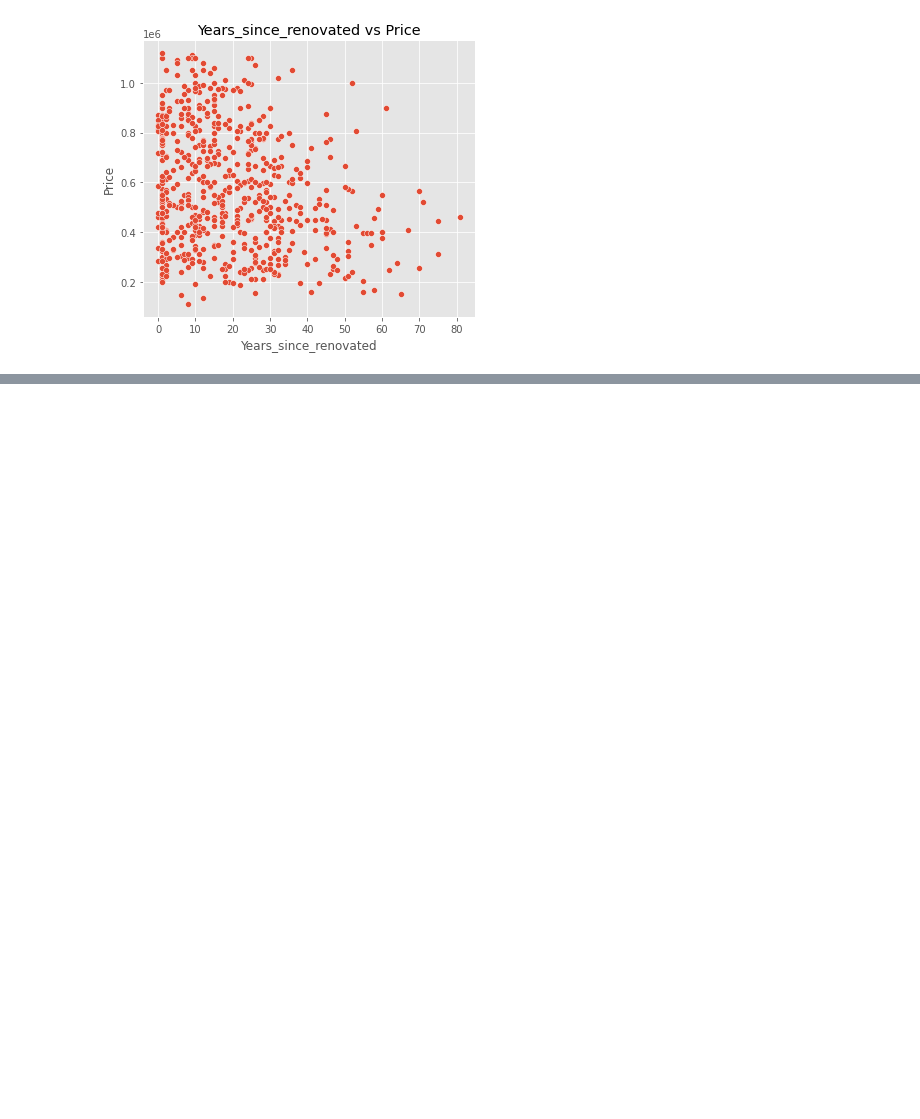
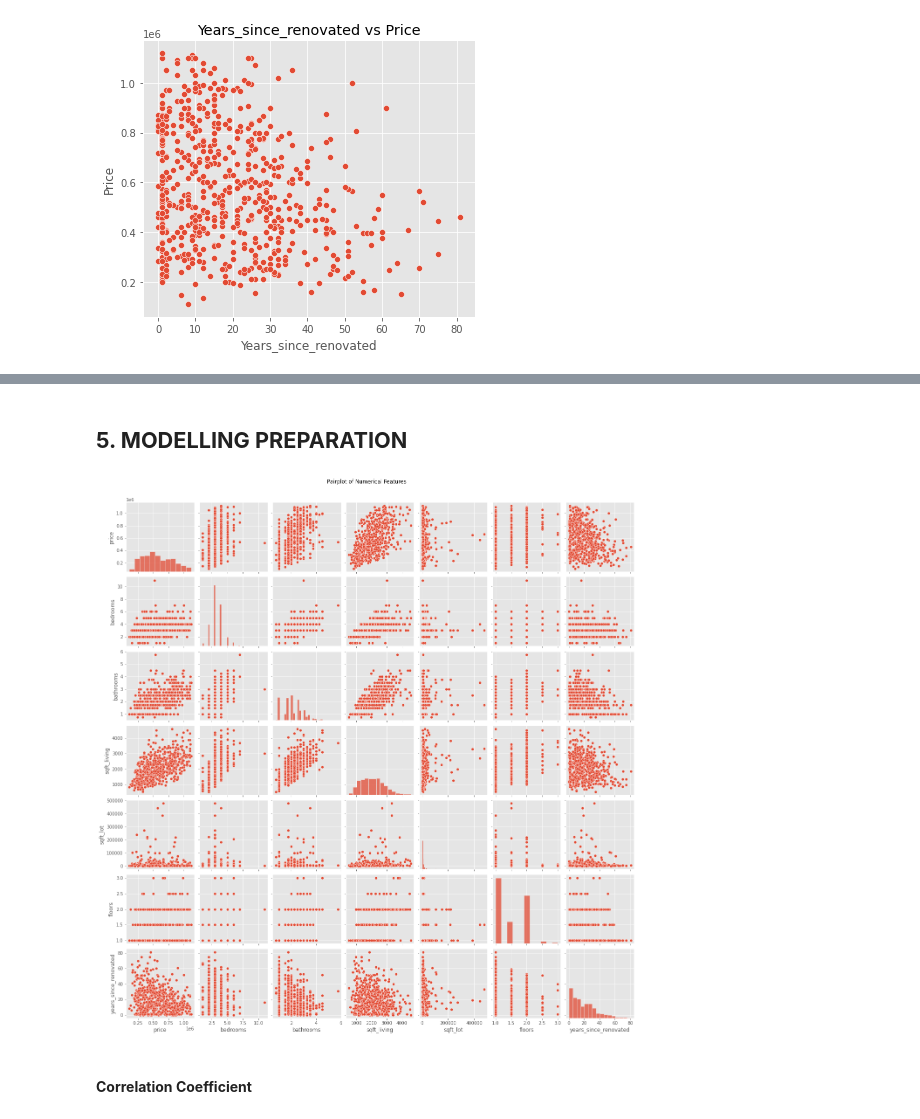
Before and after one commit to Bennie-Kibet/Phase-2-project, a Jupyter notebook: Work/josphat.ipynb, the cells around one changed output, grey strips where cells are left out. Drawn from its saved outputs; the diff is of its cells as text; code cells hidden in the pictures; blank space fills up the shorter version.

Commit message:
Model preparation

```diff
--- a/Work/josphat.ipynb
+++ b/Work/josphat.ipynb
@@ -610,0 +724,12 @@ plot_numerical_vs_price(filtered_df, ['years_since_renovated'])
+# %% [markdown]
+## **5. MODELLING PREPARATION**
+# %%
+#Pairplot for visualizing relationships between numerical features
+
+sns.pairplot(df_clean_4, vars=['bedrooms', 'bathrooms', 'sqft_living', 'sqft_lot', 'floors', 'years_since_renovated'])
+plt.suptitle('Pairplot of Numerical Features', y=1.02)
+plt.show()
+# %% [output]
+[figure, added]
+# %% [markdown]
+#### **Correlation Coefficient**
```
Also changed, not shown: parts of 17 cells of this notebook.
